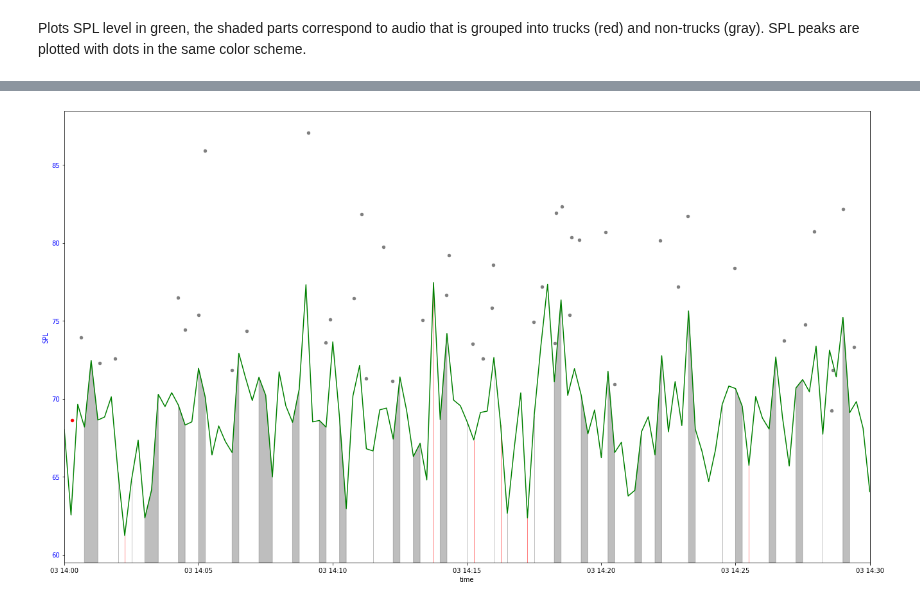
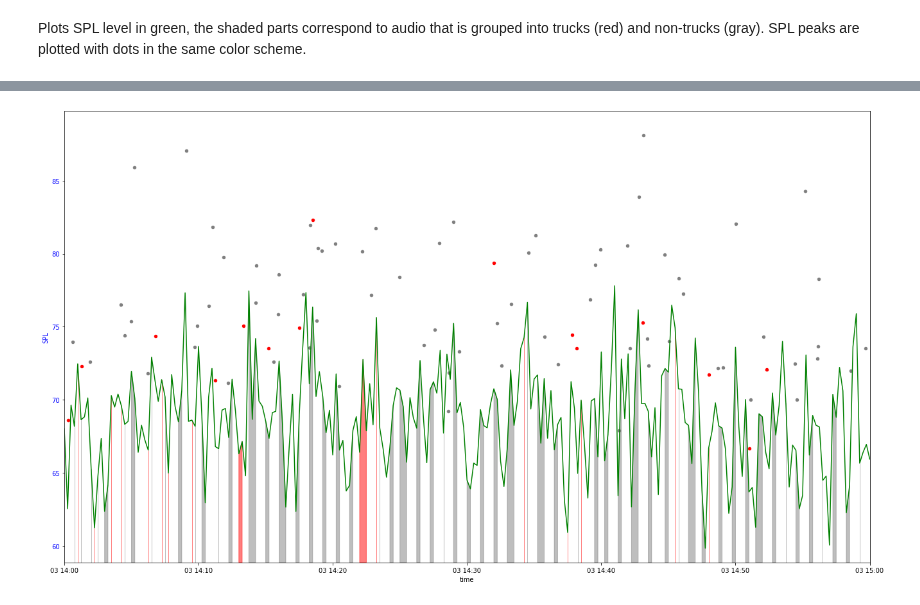
Before and after one commit to marin-hyatt/public-redhook-analysis, a Jupyter notebook: notebooks/Example.ipynb, the cells around one changed output, grey strips where cells are left out. Saved outputs shown, nothing was run; the diff lists cells and outputs as text; code cells hidden in the pictures.

```diff
--- a/notebooks/Example.ipynb
+++ b/notebooks/Example.ipynb
@@ -380,6 +380,6 @@ removed_all_joined_df_cut_median = all_joined_df_cut_median[~all_joined_df_cut_m
 # %% [markdown]
 Plots SPL level in green, the shaded parts correspond to audio that is grouped into trucks (red) and non-trucks (gray). SPL peaks are plotted with dots in the same color scheme.
 # %%
-display.plot_truck_clusters(all_joined_df_cut['2019-06-03 14:00:00-04:00':'2019-06-03 14:30:00-04:00'], \
+display.plot_truck_clusters(all_joined_df_cut['2019-06-03 14:00:00-04:00':'2019-06-03 15:0:00-04:00'], \
                             7, 11, 15, 'mean')
 # %% [output]
@@ -391 +403 @@ Name: dBAS, dtype: float64
-[figure, old version]
+[figure, new version]
```
Also changed, not shown: parts of 14 cells of this notebook, 1 other file.
